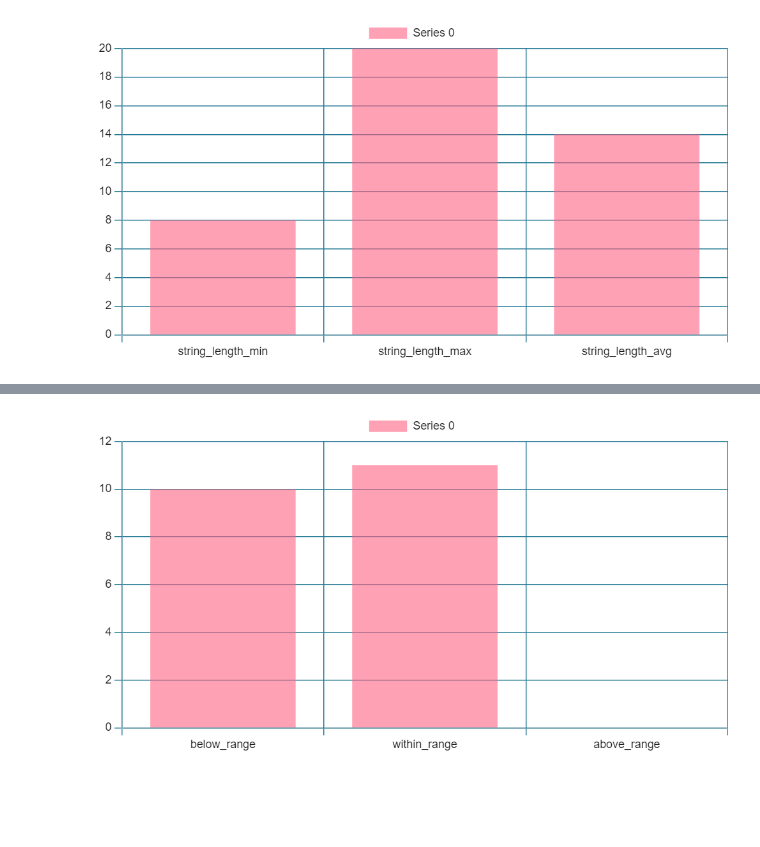
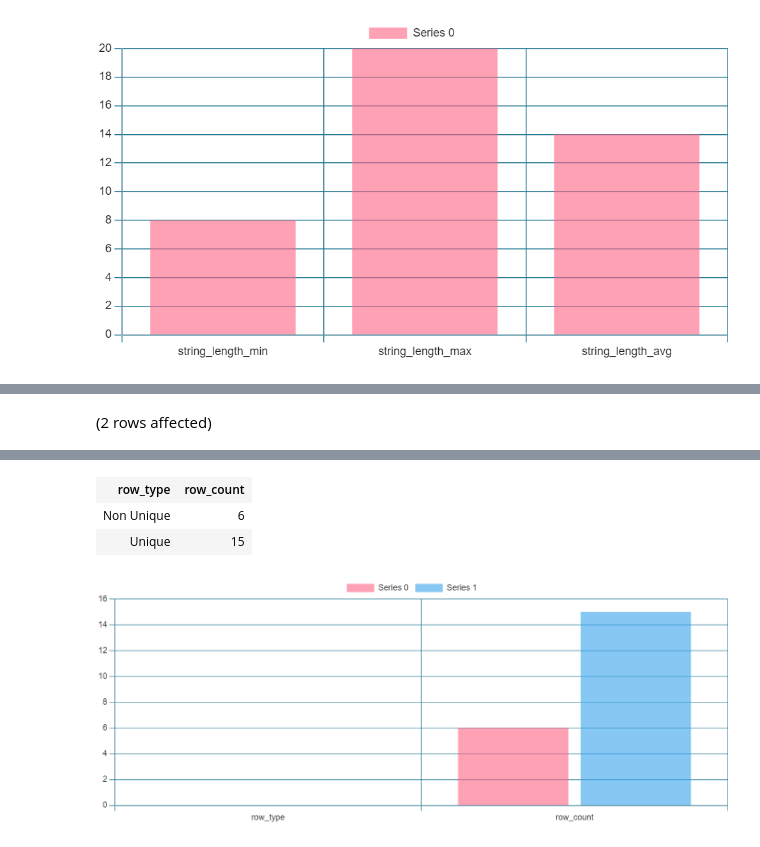
Before and after one commit to tamasbeniczky/gyak_2, a Jupyter notebook: 2024.03.12_HMKFPV.ipynb, the cells around one changed output, grey strips where cells are left out. Cells and saved outputs as stored; diff of their text form; code cells hidden in the pictures; blank space fills up the shorter version.

```diff
--- a/2024.03.12_HMKFPV.ipynb
+++ b/2024.03.12_HMKFPV.ipynb
@@ -52,0 +40,18 @@ Total execution time: 00:00:00.024
+# %%
+SELECT row_type,
+    SUM(row_count) AS 'row_count'
+FROM
+    (SELECT
+        CASE WHEN [value] IS NULL then 'NULL'
+            WHEN row_count = 1 then 'Egyedi érték'
+            ELSE 'Nem egyedi érték'
+            END AS row_type,
+        row_count
+    FROM (
+        SELECT SZALLAS_NEV [value],
+            COUNT(*) row_count
+        FROM szallashely
+        GROUP BY SZALLAS_NEV) X) Y
+GROUP BY row_type
+# %% [output]
+(2 rows affected)
@@ -53,2 +59,5 @@ Total execution time: 00:00:00.024
+| row_type | row_count |
+| Non Unique | 6 |
+| Unique | 15 |
 # %% [markdown]
-![](embedded-picture-1-old)
+![](embedded-picture-1-new)
```
Also changed, not shown: parts of 20 cells of this notebook.
